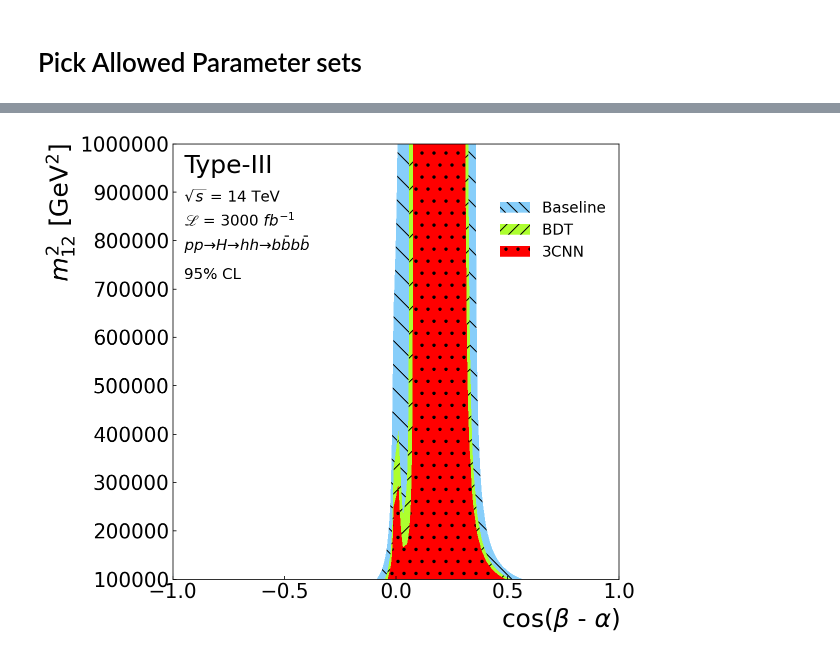
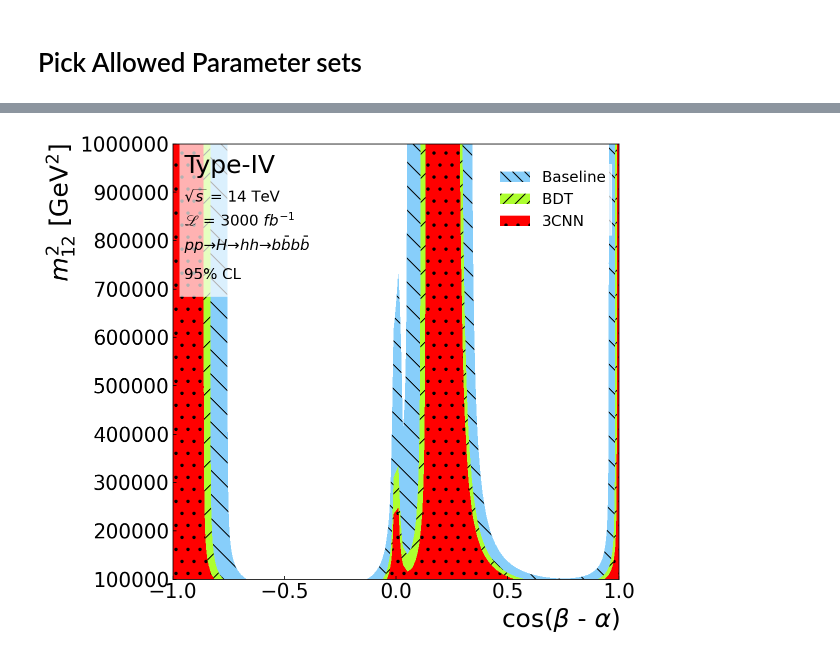
Before and after one commit to alan200276/THDM_with_ML, a Jupyter notebook: Parameter_Scanning/Constraint.ipynb, the cells around one changed output, grey strips where cells are left out. Saved outputs shown, nothing was run; the diff lists cells and outputs as text; code cells hidden in the pictures.

Commit message:
update type4 plot

```diff
--- a/Parameter_Scanning/Constraint.ipynb
+++ b/Parameter_Scanning/Constraint.ipynb
@@ -520,7 +520,7 @@ def Z(s,b):
 #     z = s/np.sqrt(b)
     return z
 
-yukawa_type = 3
+yukawa_type = 4
 # parameter_space = "tb_cba" #or m12s_cba
 parameter_space = "m12s_cba"
 
@@ -856,11 +856,23 @@ if parameter_space == "tb_cba":
                 edgecolor = "w", fancybox=0, framealpha=0.5)
 
 if parameter_space == "m12s_cba":
-    plt.legend(bbox_to_anchor=(0.42, 0.7), ncol=1, fontsize=15,# markerscale=2., scatterpoints=1,
-           edgecolor = "w", fancybox=0, framealpha=0) #bbox_to_anchor=(0.7, 0.1),
-    plt.legend(handles = [circ[0],circ[1],circ[2]],
-                bbox_to_anchor=(1.0, 0.9), ncol=1, fontsize=15,# markerscale=2., scatterpoints=1,
-                edgecolor = "w", fancybox=0, framealpha=0.5)
+    if yukawa_type == 4:
+        left, bottom, width, height = (-0.97, CL_position*0.95, 0.62, (plot_title_position-CL_position)*1.5)
+        rect=mpatches.Rectangle((left,bottom),width,height,
+                                fill=True,
+                                color="white",
+                                linewidth=0,
+                                alpha=0.7)
+        plt.gca().add_patch(rect)
+        plt.legend(handles = [circ[0],circ[1],circ[2]],
+               bbox_to_anchor=(1.0, 0.97), ncol=1, fontsize=15,# markerscale=2., scatterpoints=1,
+               edgecolor = "w", fancybox=0, framealpha=0.7)
+    else:
+        plt.legend(bbox_to_anchor=(0.42, 0.7), ncol=1, fontsize=15,# markerscale=2., scatterpoints=1,
+            edgecolor = "w", fancybox=0, framealpha=0) #bbox_to_anchor=(0.7, 0.1),
+        plt.legend(handles = [circ[0],circ[1],circ[2]],
+                    bbox_to_anchor=(1.0, 0.9), ncol=1, fontsize=15,# markerscale=2., scatterpoints=1,
+                    edgecolor = "w", fancybox=0, framealpha=0.5)
 # plt.grid()
 
 # plt.subplots_adjust(wspace=0.5, hspace=0.5)
@@ -872,6 +883,6 @@ WARNING:matplotlib.legend:No handles with labels found to put in legend.
 INFO:matplotlib.mathtext:Substituting symbol L from STIXGeneral
 INFO:matplotlib.mathtext:Substituting symbol L from STIXGeneral
 INFO:matplotlib.mathtext:Substituting symbol L from STIXGeneral
 INFO:matplotlib.mathtext:Substituting symbol L from STIXGeneral
 INFO:matplotlib.mathtext:Substituting symbol L from STIXGeneral
-[figure, old version]
+[figure, new version]
```
Also changed, not shown: parts of 4 cells of this notebook.
